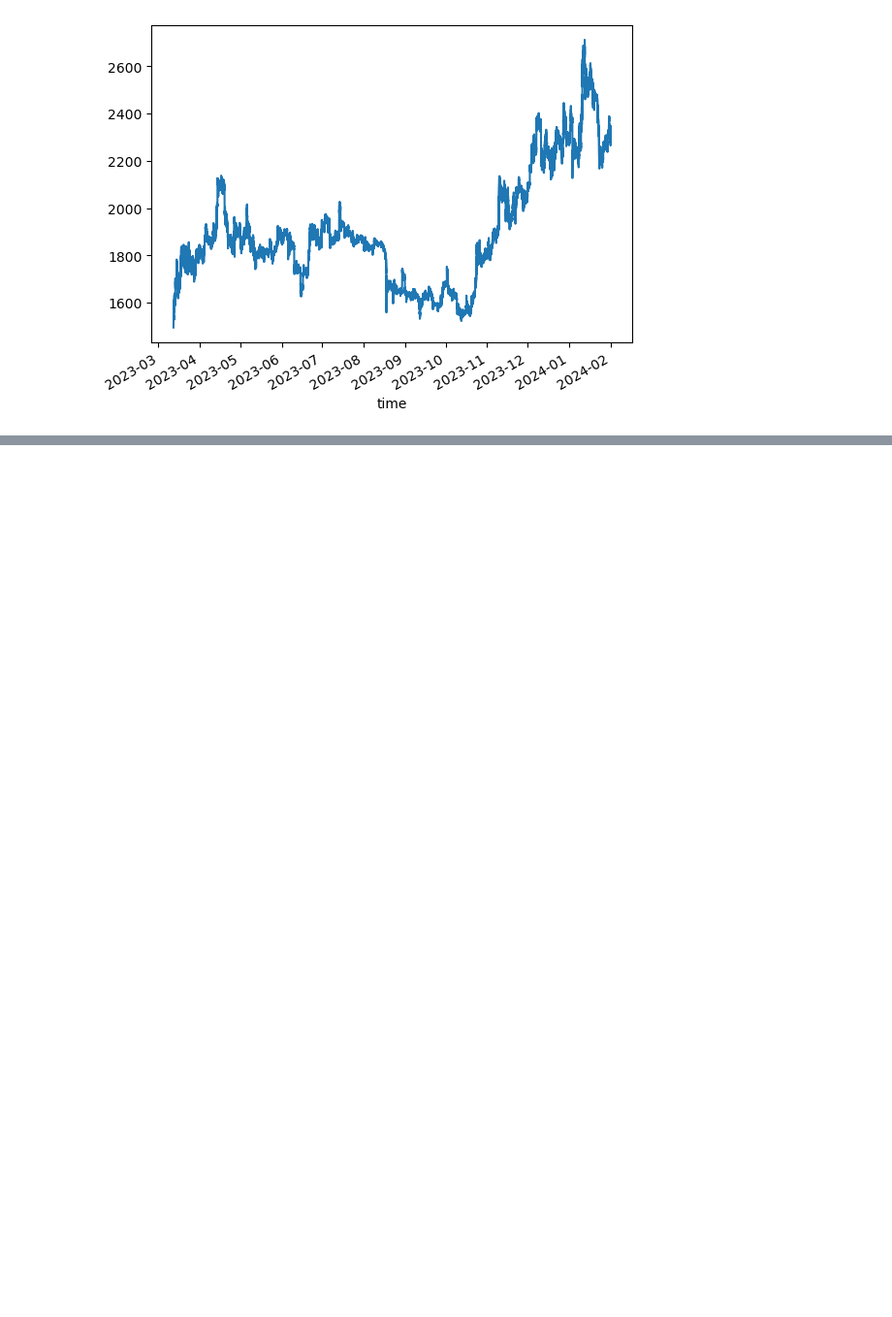
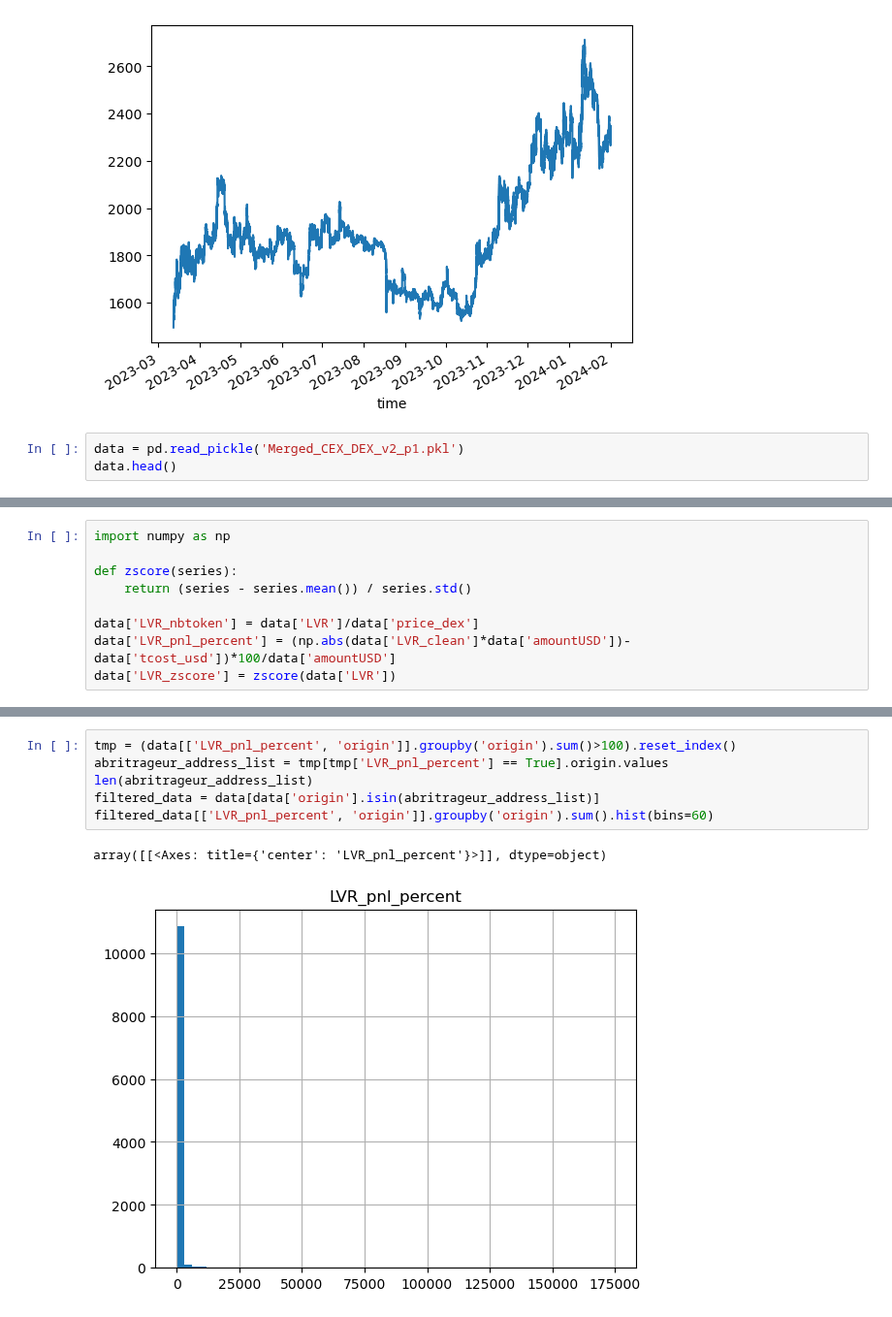
Before and after one commit to Armand-Morin/afp-berkeley-dynamic-fee-defi-amm, a Jupyter notebook: pnl_model.ipynb, the cells around one changed output, grey strips where cells are left out. Shown at 97% size. Drawn from its saved outputs; the diff is of its cells as text; blank space fills up the shorter version.

```diff
--- a/pnl_model.ipynb
+++ b/pnl_model.ipynb
@@ -121,3 +121,6 @@ ohlc_minutes.dropna().close.plot()
 # %% [output]
 <Axes: xlabel='time'>
 [figure]
+# %%
+data = pd.read_pickle('Merged_CEX_DEX_v2_p1.pkl')
+data.head()
@@ -123,0 +135,9 @@ ohlc_minutes.dropna().close.plot()
+# %%
+import numpy as np
+
+def zscore(series):
+    return (series - series.mean()) / series.std()
+
+data['LVR_nbtoken'] = data['LVR']/data['price_dex']
+data['LVR_pnl_percent'] = (np.abs(data['LVR_clean']*data['amountUSD'])-data['tcost_usd'])*100/data['amountUSD']
+data['LVR_zscore'] = zscore(data['LVR'])
@@ -123,0 +162,9 @@ ohlc_minutes.dropna().close.plot()
+# %%
+tmp = (data[['LVR_pnl_percent', 'origin']].groupby('origin').sum()>100).reset_index()
+abritrageur_address_list = tmp[tmp['LVR_pnl_percent'] == True].origin.values
+len(abritrageur_address_list)
+filtered_data = data[data['origin'].isin(abritrageur_address_list)]
+filtered_data[['LVR_pnl_percent', 'origin']].groupby('origin').sum().hist(bins=60)
+# %% [output]
+array([[<Axes: title={'center': 'LVR_pnl_percent'}>]], dtype=object)
+[figure, added]
```
Also changed, not shown: parts of 10 cells of this notebook, 2 other files.
